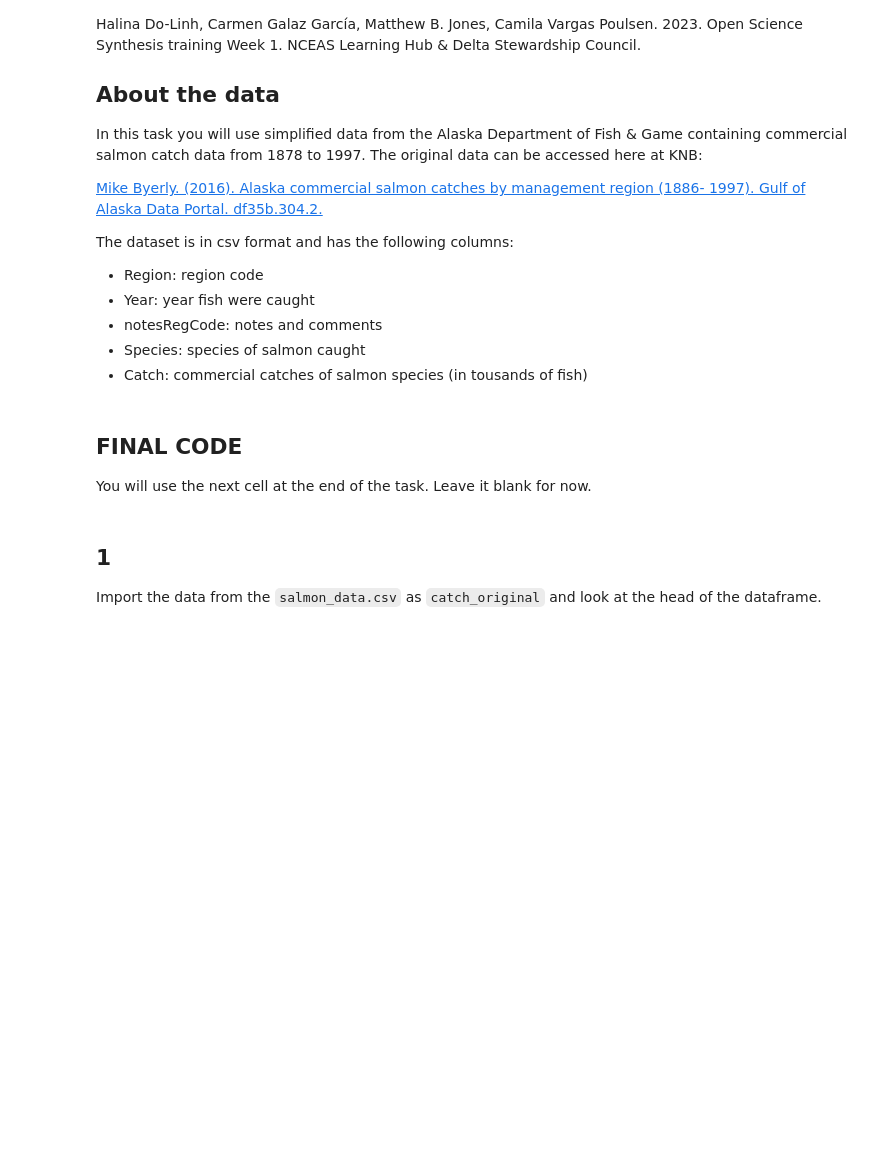
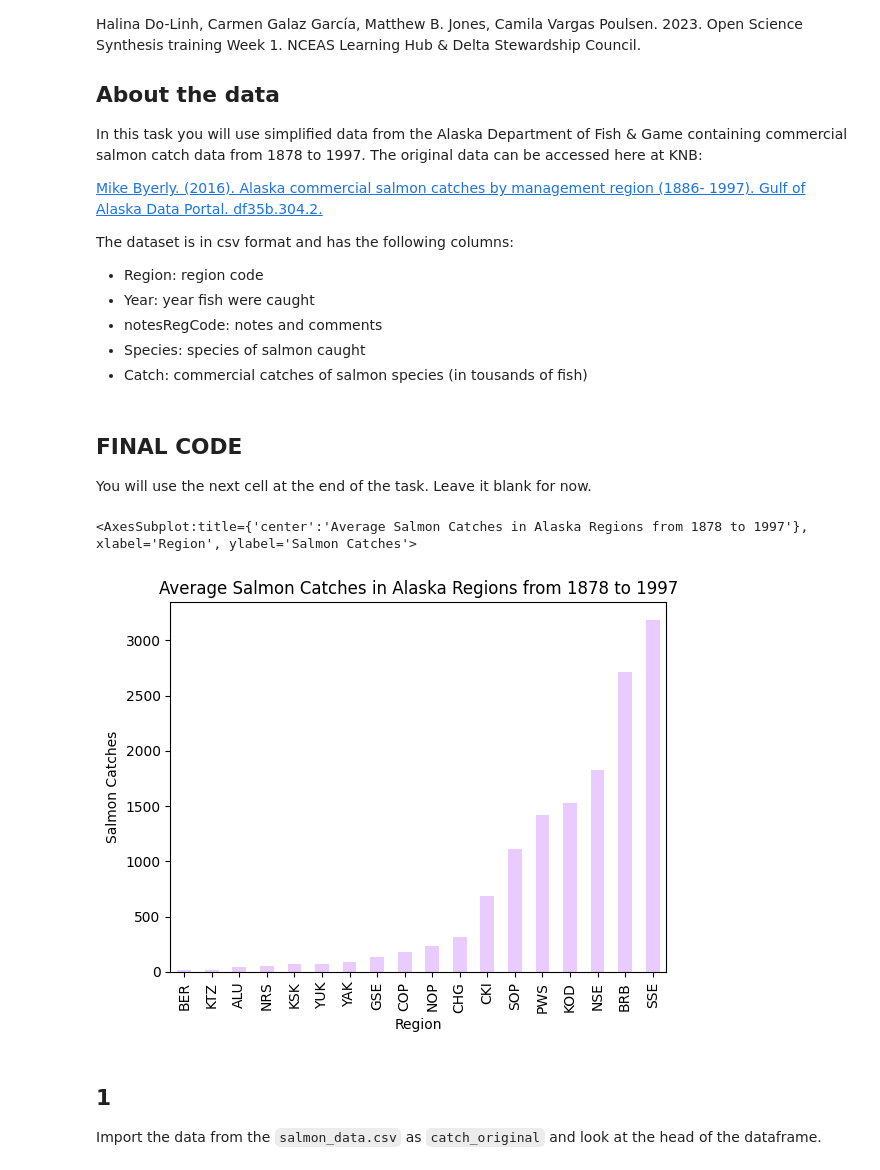
Before and after one commit to hazelvaq/eds220-hwk-2, a Jupyter notebook: hwk2-task3-salmon.ipynb, the cells around one changed output. Saved outputs shown, nothing was run; the diff lists cells and outputs as text; code cells hidden in the pictures; blank space fills up the shorter version.

```diff
--- a/hwk2-task3-salmon.ipynb
+++ b/hwk2-task3-salmon.ipynb
@@ -39,3 +37,33 @@ You will use the next cell at the end of the task. Leave it blank for now.
+# %%
+# import pandas as pd
+import pandas as pd
+
+# import data
+catch_original = pd.read_csv('salmon_data.csv')
+
+# Update dataframe to not have notesRegCode column
+catch_original = catch_original.drop(columns = ['notesRegCode'])
+
+# Update value of I to 1 knowing that it is at 400 index
+catch_original.at[400,'Catch'] = 1
+
+# Update the Catch colum datatype to int64
+catch_original.Catch = catch_original.Catch.astype('int64')
+
+# Average catch per region across the years
+average_catch = catch_original.groupby('Region').Catch.mean()
+
+# Bar graph of average salmon catch across regions from 1878 to 1997
+average_catch.sort_values().plot(kind = 'bar', # bar graph set
+                  x = 'Region', #x-axis
+                  y = 'Catch', #y-axis
+                  ylabel = 'Salmon Catches', # y-axis label
+                  title = "Average Salmon Catches in Alaska Regions from 1878 to 1997", # title
+                  color = '#E9CBFF'
+                )
+# %% [output]
+<AxesSubplot:title={'center':'Average Salmon Catches in Alaska Regions from 1878 to 1997'}, xlabel='Region', ylabel='Salmon Catches'>
+[figure, added]
 # %% [markdown]
 ## 1
 
```
Also changed, not shown: parts of 3 cells of this notebook.
